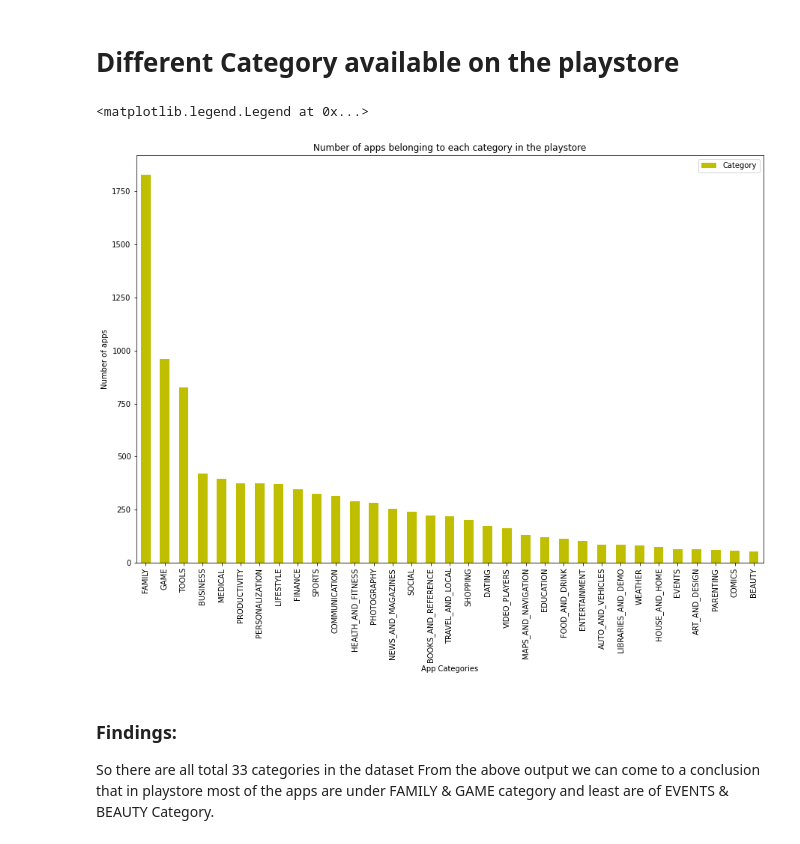
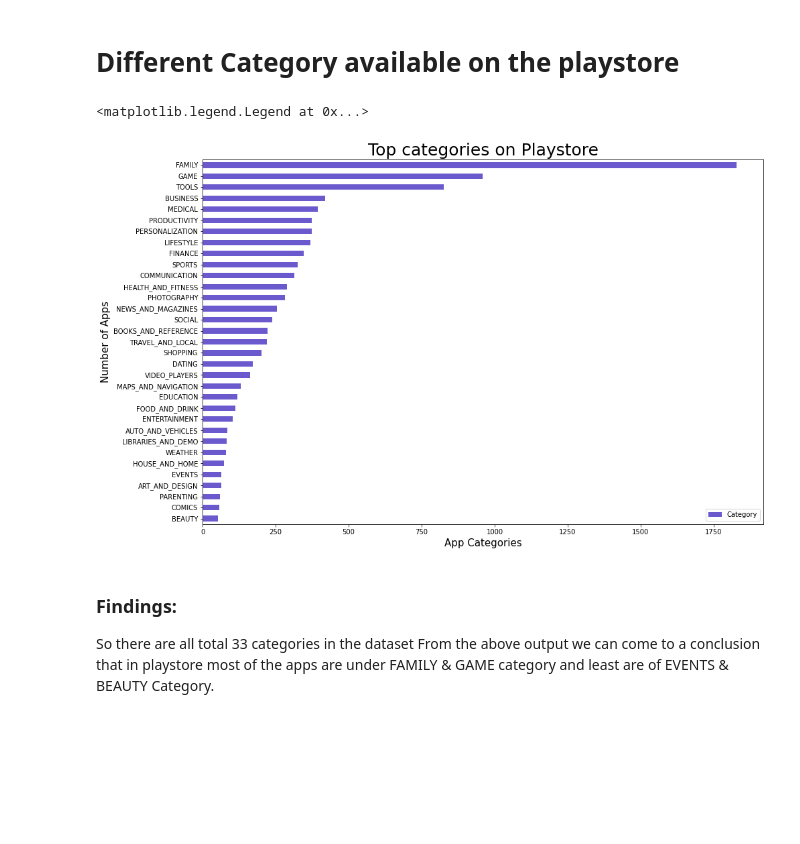
Before and after one commit to San13deep/Play-Store-App-Review-Analysis, a Jupyter notebook: Play_Store_App_Review_Analysis_Capstone_Project.ipynb, the cells around one changed output. Cells and saved outputs as stored; diff of their text form; code cells hidden in the pictures; blank space fills up the shorter version.

```diff
--- a/Play_Store_App_Review_Analysis_Capstone_Project.ipynb
+++ b/Play_Store_App_Review_Analysis_Capstone_Project.ipynb
@@ -644,14 +646,14 @@ A majority of the apps (82%) in the play store are can be used by everyone.The r
 # Different Category available on the playstore
 # %%
 #Top categories on Google Playstore?
-ps_df['Category'].value_counts().plot.bar(figsize=(15,10), palette="Set1")
-plt.ylabel('Number of apps', size=10)
-plt.xlabel('App Categories', size=10)
-plt.title('Top categories on Playstore', size=20)
+ps_df['Category'].value_counts().plot.barh(figsize=(15,10), color="slateblue").invert_yaxis()
+plt.ylabel('Number of Apps', size=15)
+plt.xlabel('App Categories', size=15)
+plt.title('Top categories on Playstore', size=25)
 plt.legend()
 # %% [output]
 <matplotlib.legend.Legend at 0x...>
-[figure, old version]
+[figure, new version]
 # %% [markdown]
 ### **Findings:**
 
```
Also changed, not shown: parts of 31 cells of this notebook.
